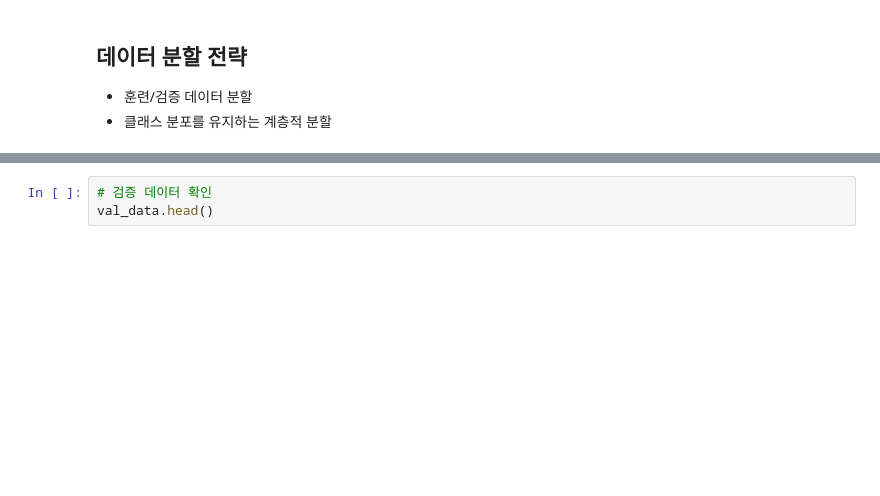
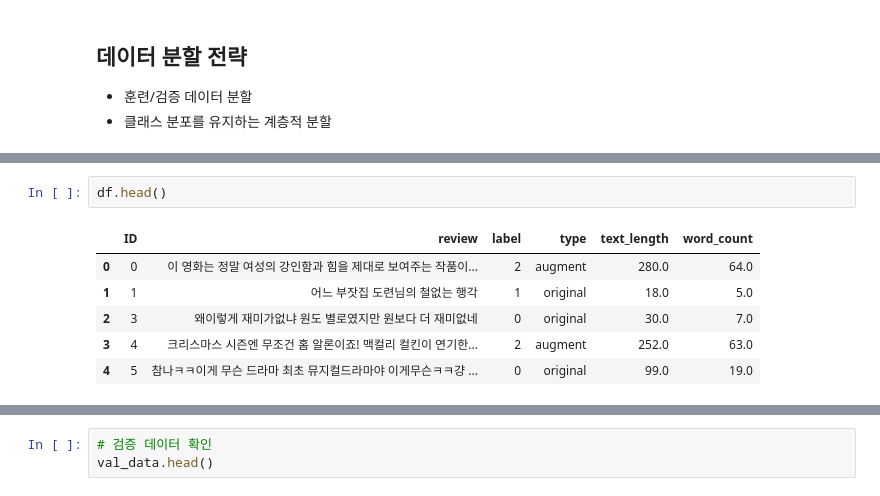
Before and after one commit to Jiho001/sentimental, a Jupyter notebook: sentiment.ipynb, the cells around one changed output, grey strips where cells are left out. Drawn from its saved outputs; the diff is of its cells as text; blank space fills up the shorter version.

```diff
--- a/sentiment.ipynb
+++ b/sentiment.ipynb
@@ -1227,3 +1227,12 @@ df_processed.head()
+# %%
+df.head()
+# %% [output]
+|  | ID | review | label | type | text_length | word_count |
+| 0 | 0 | 이 영화는 정말 여성의 강인함과 힘을 제대로 보여주는 작품이... | 2 | augment | 280.0 | 64.0 |
+| 1 | 1 | 어느 부잣집 도련님의 철없는 행각 | 1 | original | 18.0 | 5.0 |
+| 2 | 3 | 왜이렇게 재미가없냐 원도 별로였지만 원보다 더 재미없네 | 0 | original | 30.0 | 7.0 |
+| 3 | 4 | 크리스마스 시즌엔 무조건 홈 알론이죠! 맥컬리 컬킨이 연기한... | 2 | augment | 252.0 | 63.0 |
+| 4 | 5 | 참나ㅋㅋ이게 무슨 드라마 최초 뮤지컬드라마야 이게무슨ㅋㅋ걍 ... | 0 | original | 99.0 | 19.0 |
 # %%
 # 데이터 분할 - 최종 검증 완료!
 X = df_processed["review_normalized"]  # 텍스트 데이터는 전처리 -> 정규화 된 데이터 사용
```
Also changed, not shown: parts of 30 cells of this notebook.
